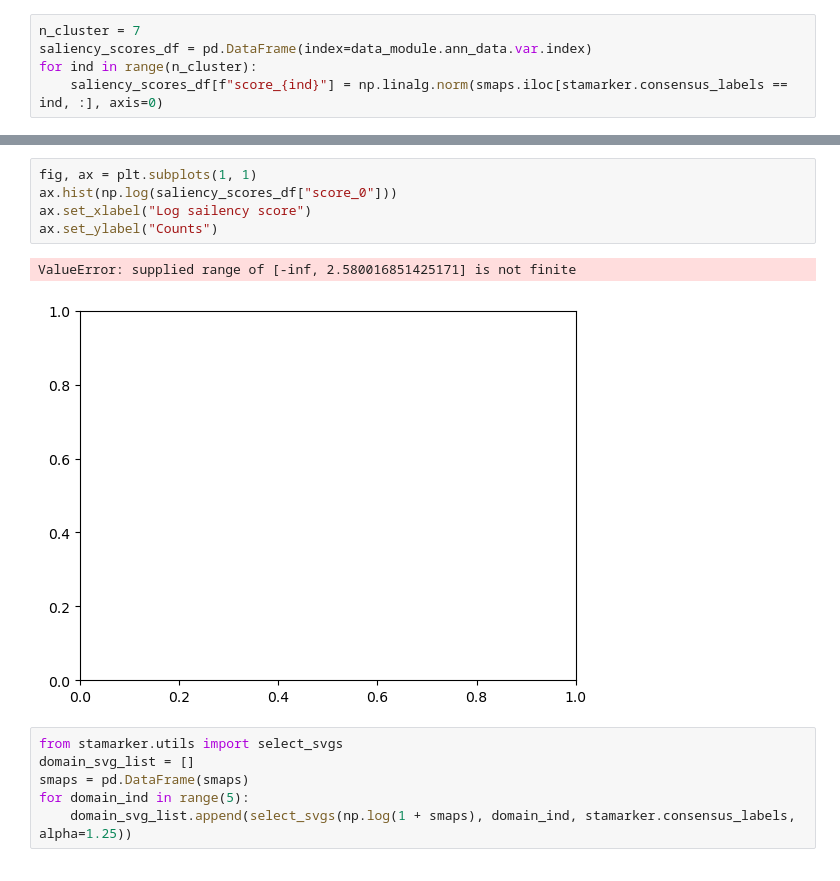
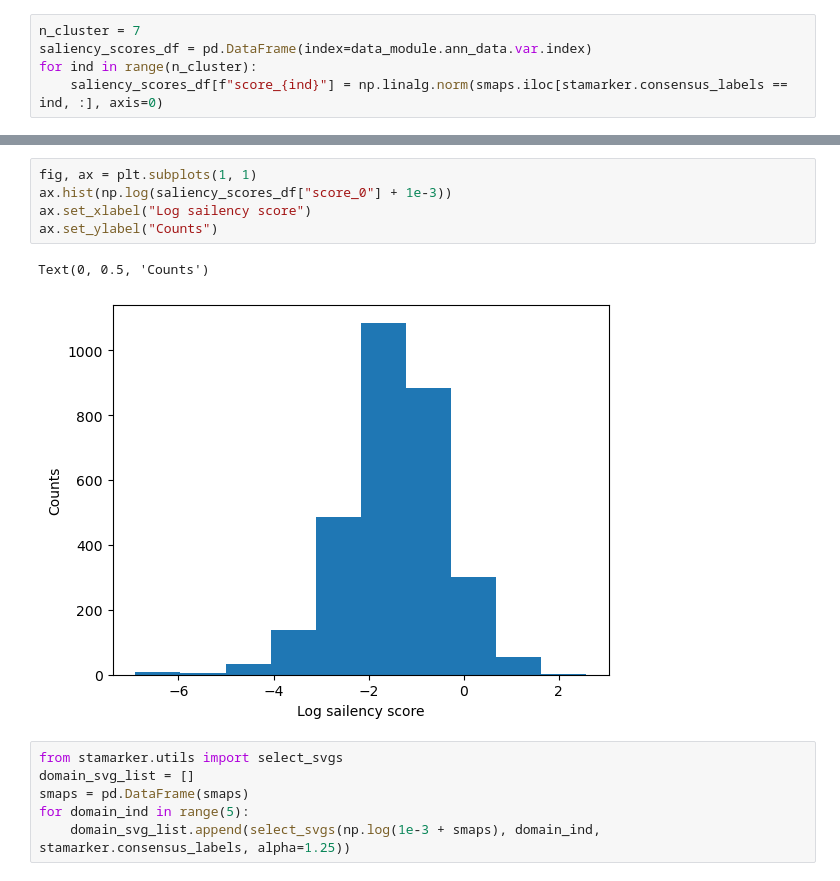
Before and after one commit to messcode/STAMarker, a Jupyter notebook: tutorial/Human-DLPFC-10x-Visum.ipynb, the cells around one changed output, grey strips where cells are left out. Drawn from its saved outputs; the diff is of its cells as text.

```diff
--- a/tutorial/Human-DLPFC-10x-Visum.ipynb
+++ b/tutorial/Human-DLPFC-10x-Visum.ipynb
@@ -215,14 +195,14 @@ for ind in range(n_cluster):
 # %%
 fig, ax = plt.subplots(1, 1)
-ax.hist(np.log(saliency_scores_df["score_0"]))
+ax.hist(np.log(saliency_scores_df["score_0"] + 1e-3))
 ax.set_xlabel("Log sailency score")
 ax.set_ylabel("Counts")
 # %% [output]
-ValueError: supplied range of [-inf, 2.580016851425171] is not finite
+Text(0, 0.5, 'Counts')
-[figure, old version]
+[figure, new version]
 # %%
 from stamarker.utils import select_svgs
 domain_svg_list = []
 smaps = pd.DataFrame(smaps)
 for domain_ind in range(5):
-    domain_svg_list.append(select_svgs(np.log(1 + smaps), domain_ind, stamarker.consensus_labels, alpha=1.25))
+    domain_svg_list.append(select_svgs(np.log(1e-3 + smaps), domain_ind, stamarker.consensus_labels, alpha=1.25))
```
Also changed, not shown: parts of 6 cells of this notebook, 1 other file.
